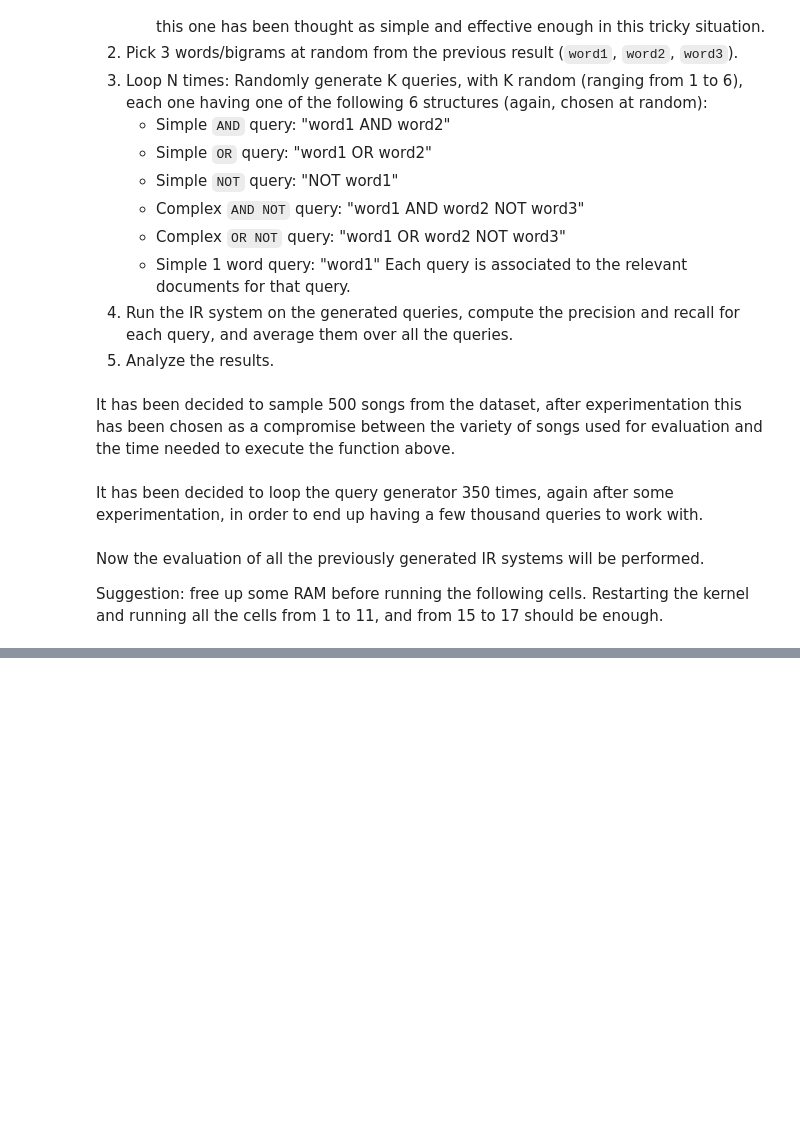
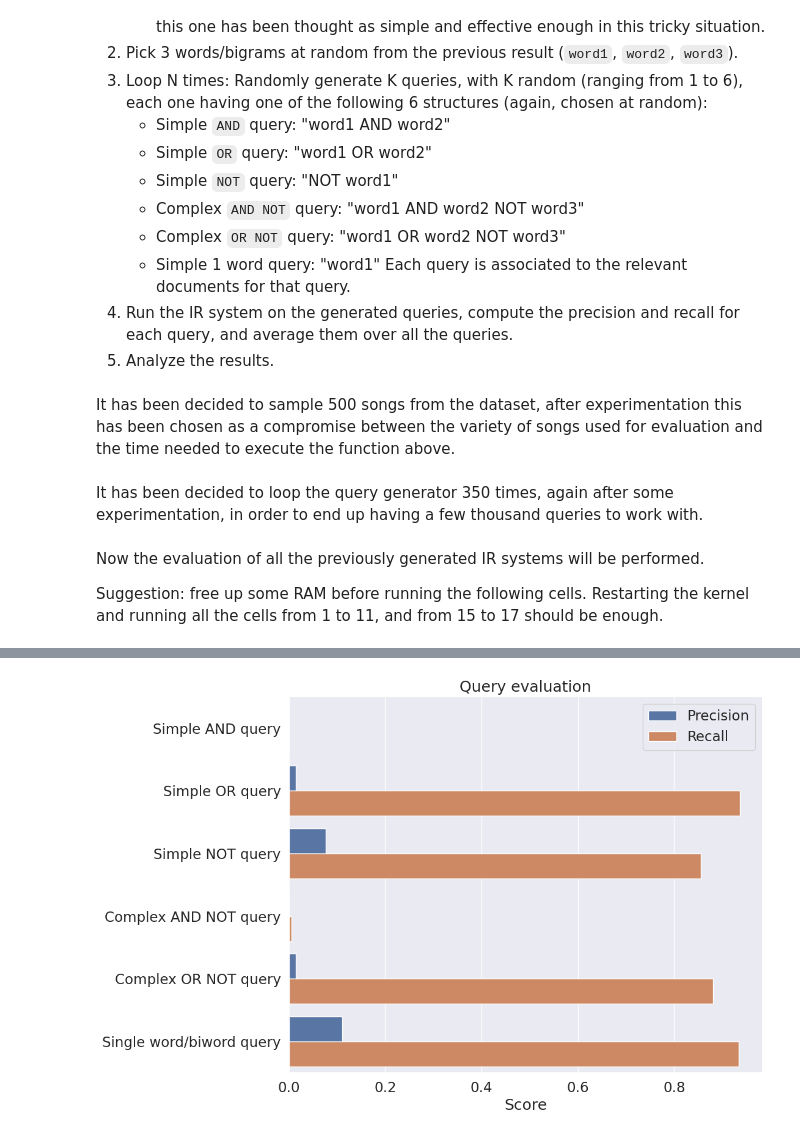
Before and after one commit to 5JDR/MusicBooleanRetrieval, a Jupyter notebook: IR_System.ipynb, the cells around one changed output, grey strips where cells are left out. Saved outputs shown, nothing was run; the diff lists cells and outputs as text; code cells hidden in the pictures; blank space fills up the shorter version.

```diff
--- a/IR_System.ipynb
+++ b/IR_System.ipynb
@@ -685,0 +762,60 @@ results.to_csv('results/evaluation.csv', index=False)
+# %%
+evaluation = evaluation[(evaluation['word_reduction_type'] == 'stemming_porter') | (evaluation['word_reduction_type'] == 'stemming_snowball') & (evaluation['stopwords'] == 0)]
+
+# Simple AND query
+simple_and_query = evaluation[evaluation['query_type'] == 1]
+simple_and_query['Precision'] = simple_and_query['precision'].mean()
+simple_and_query['Recall'] = simple_and_query['recall'].mean()
+simple_and_query = simple_and_query[['Precision', 'Recall']].drop_duplicates()
+simple_and_query['query_type'] = 'Simple AND query'
+
+# Simple OR query
+simple_or_query = evaluation[evaluation['query_type'] == 2]
+simple_or_query['Precision'] = simple_or_query['precision'].mean()
+simple_or_query['Recall'] = simple_or_query['recall'].mean()
+simple_or_query = simple_or_query[['Precision', 'Recall']].drop_duplicates()
+simple_or_query['query_type'] = 'Simple OR query'
+
+# Simple NOT query
+simple_not_query = evaluation[evaluation['query_type'] == 3]
+simple_not_query['Precision'] = simple_not_query['precision'].mean()
+simple_not_query['Recall'] = simple_not_query['recall'].mean()
+simple_not_query = simple_not_query[['Precision', 'Recall']].drop_duplicates()
+simple_not_query['query_type'] = 'Simple NOT query'
+
+# Complex AND NOT query
+complex_and_not_query = evaluation[evaluation['query_type'] == 4]
+complex_and_not_query['Precision'] = complex_and_not_query['precision'].mean()
+complex_and_not_query['Recall'] = complex_and_not_query['recall'].mean()
+complex_and_not_query = complex_and_not_query[['Precision', 'Recall']].drop_duplicates()
+complex_and_not_query['query_type'] = 'Complex AND NOT query'
+
+# Complex OR NOT query
+complex_or_not_query = evaluation[evaluation['query_type'] == 5]
+complex_or_not_query['Precision'] = complex_or_not_query['precision'].mean()
+complex_or_not_query['Recall'] = complex_or_not_query['recall'].mean()
+complex_or_not_query = complex_or_not_query[['Precision', 'Recall']].drop_duplicates()
+complex_or_not_query['query_type'] = 'Complex OR NOT query'
+
+# Single word/biword query
+single_word_biword_query = evaluation[evaluation['query_type'] == 6]
+single_word_biword_query['Precision'] = single_word_biword_query['precision'].mean()
+single_word_biword_query['Recall'] = single_word_biword_query['recall'].mean()
+single_word_biword_query = single_word_biword_query[['Precision', 'Recall']].drop_duplicates()
+single_word_biword_query['query_type'] = 'Single word/biword query'
+
+# Put all results together
+results = pd.concat([simple_and_query, simple_or_query, simple_not_query, complex_and_not_query, complex_or_not_query, single_word_biword_query], ignore_index=True)
+results = pd.melt(results, id_vars=['query_type'], value_vars=['Precision', 'Recall'], var_name='score_type', value_name='score')
+
+# Plot results
+sns.set_theme(style="whitegrid")
+sns.set(rc={'figure.figsize':(10, 8)})
+sns.set(font_scale=1.5)
+ax = sns.barplot(x="score", y="query_type", hue="score_type", data=results)
+ax.legend(title=None, loc='upper right')
+ax.set(xlabel='Score', ylabel=None)
+ax.set_title('Query evaluation')
+plt.show()
+# %% [output]
+[figure, added]
```
Also changed, not shown: parts of 7 cells of this notebook, 2 other files.
